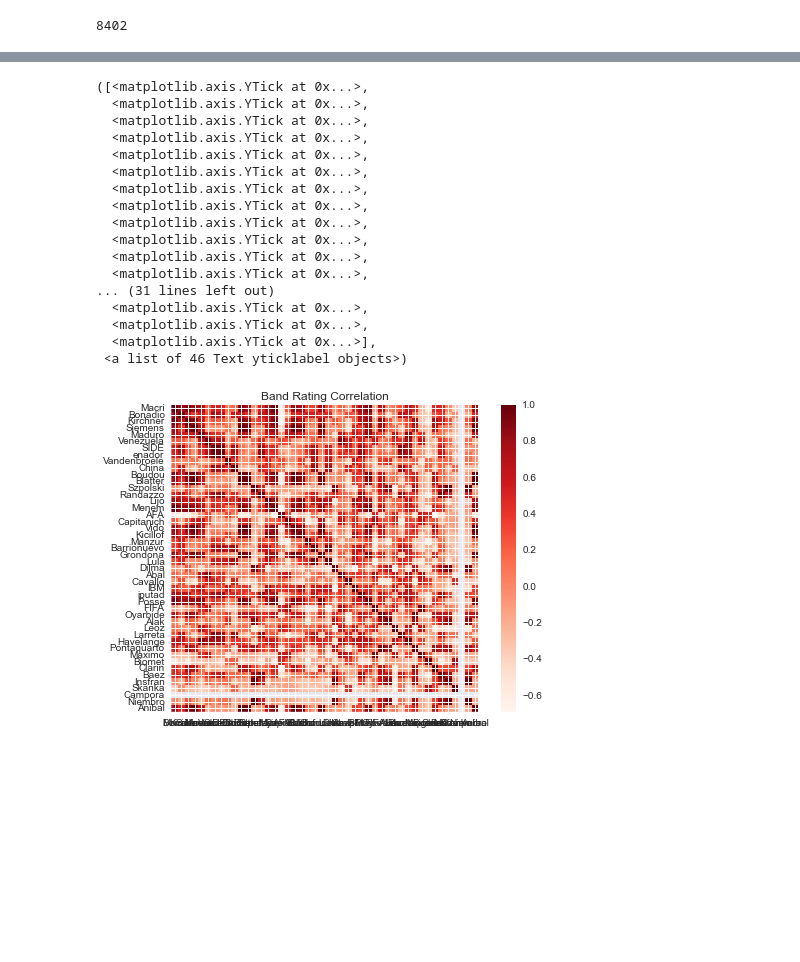
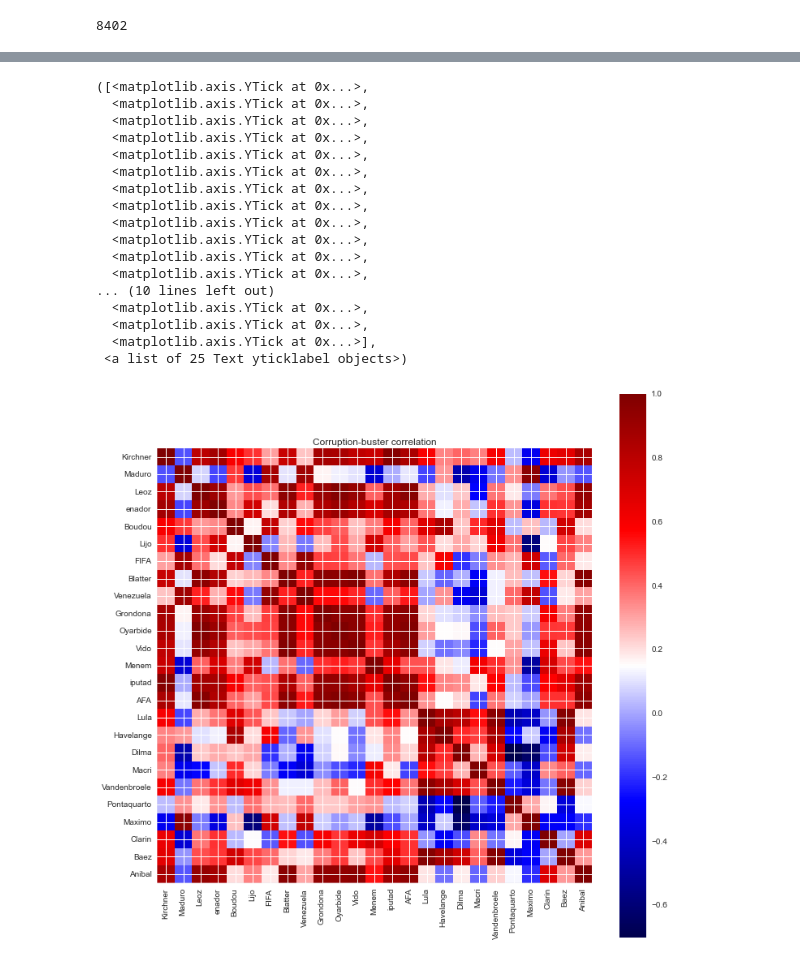
Before and after one commit to mrasumof/Kojak, a Jupyter notebook: heatmap.ipynb, the cells around one changed output, grey strips where cells are left out. Drawn from its saved outputs; the diff is of its cells as text; code cells hidden in the pictures; blank space fills up the shorter version.

```diff
--- a/heatmap.ipynb
+++ b/heatmap.ipynb
@@ -346,25 +322,26 @@ Anibal       -0.166667 -1.666667e-01      NaN -0.166667  1.000000
 # %%
-plt.imshow(corr2,cmap='Reds',interpolation='none')
+plt.figure(figsize=(12,12))
+plt.imshow(corr2,cmap='seismic',interpolation='none')
 plt.colorbar()
-plt.title("Band Rating Correlation ")
-plt.xticks(range(len(corr2)), corr2.columns)
+plt.title("Corruption-buster correlation")
+plt.xticks(range(len(corr2)), corr2.columns, rotation=90)
 plt.yticks(range(len(corr2)), corr2.columns)
 # %% [output]
 ([<matplotlib.axis.YTick at 0x...>,
   <matplotlib.axis.YTick at 0x...>,
   <matplotlib.axis.YTick at 0x...>,
   <matplotlib.axis.YTick at 0x...>,
   <matplotlib.axis.YTick at 0x...>,
   <matplotlib.axis.YTick at 0x...>,
   <matplotlib.axis.YTick at 0x...>,
   <matplotlib.axis.YTick at 0x...>,
   <matplotlib.axis.YTick at 0x...>,
   <matplotlib.axis.YTick at 0x...>,
   <matplotlib.axis.YTick at 0x...>,
   <matplotlib.axis.YTick at 0x...>,
-... (31 lines left out)
+... (10 lines left out)
   <matplotlib.axis.YTick at 0x...>,
   <matplotlib.axis.YTick at 0x...>,
   <matplotlib.axis.YTick at 0x...>],
- <a list of 46 Text yticklabel objects>)
+ <a list of 25 Text yticklabel objects>)
-[figure, old version]
+[figure, new version]
```
Also changed, not shown: parts of 22 cells of this notebook, 4 other files.
